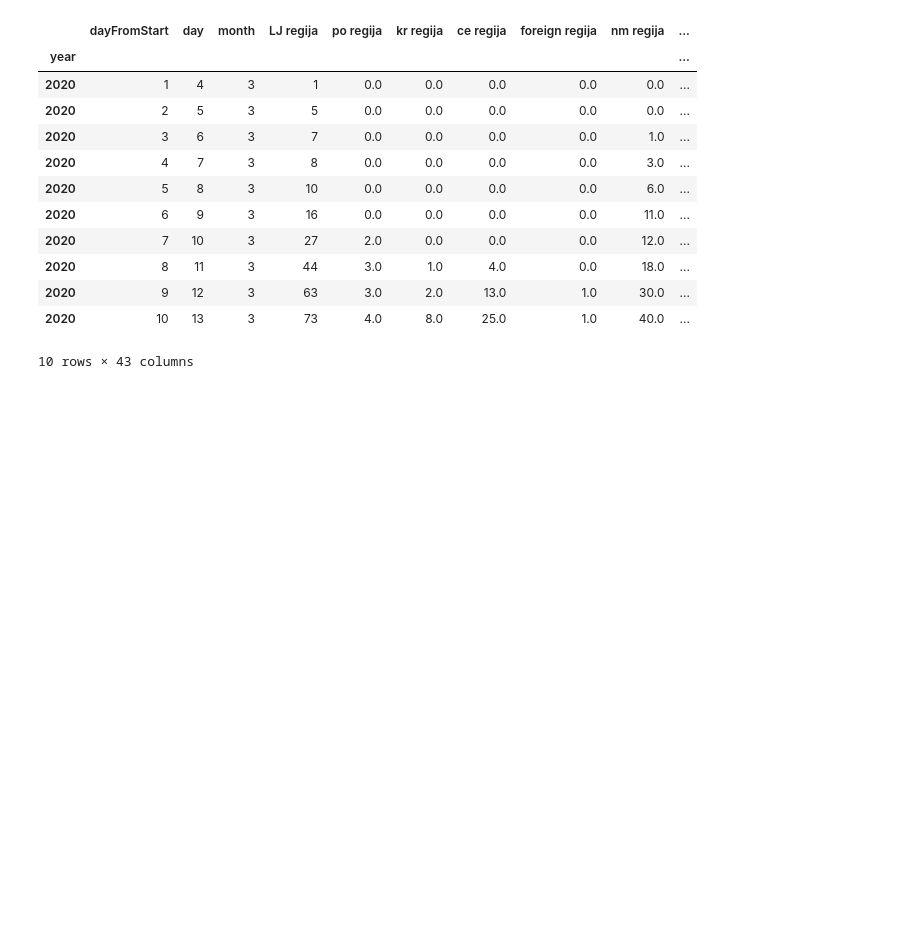
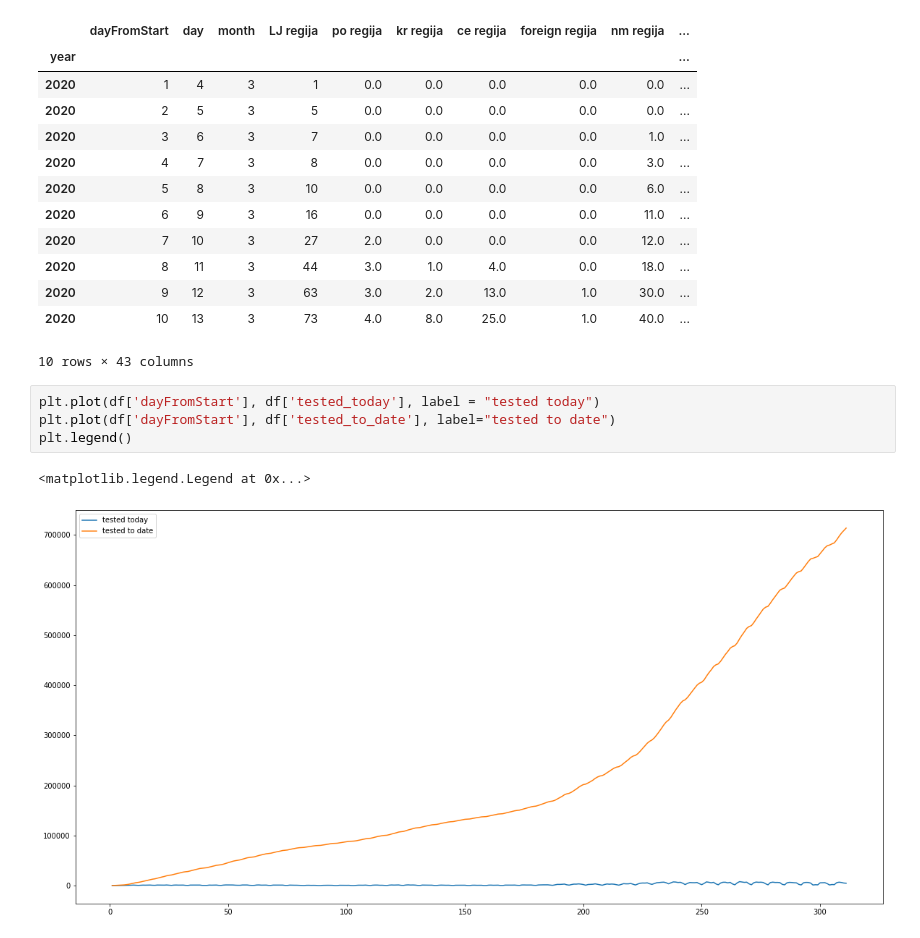
Before and after one commit to nejchauptman/Covid-19-prediction, a Jupyter notebook: covid_19.ipynb, the cells around one changed output. Drawn from its saved outputs; the diff is of its cells as text; blank space fills up the shorter version.

```diff
--- a/covid_19.ipynb
+++ b/covid_19.ipynb
@@ -116,3 +112,10 @@ df.head(10)
 | 2020 | 9 | 12 | 3 | 63 | 3.0 | 2.0 | 13.0 | 1.0 | 30.0 | ... |
 | 2020 | 10 | 13 | 3 | 73 | 4.0 | 8.0 | 25.0 | 1.0 | 40.0 | ... |
 10 rows × 43 columns
+# %%
+plt.plot(df['dayFromStart'], df['tested_today'], label = "tested today")
+plt.plot(df['dayFromStart'], df['tested_to_date'], label="tested to date")
+plt.legend()
+# %% [output]
+<matplotlib.legend.Legend at 0x...>
+[figure, added]
```
Also changed, not shown: parts of 13 cells of this notebook, 2 other files.
